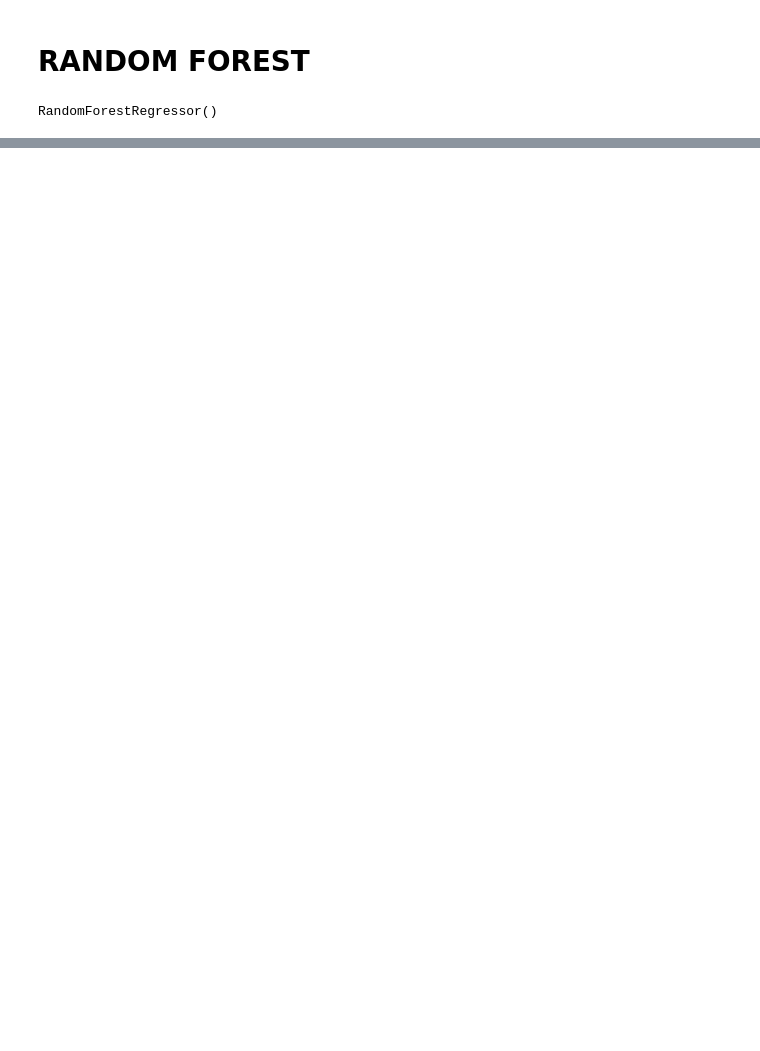
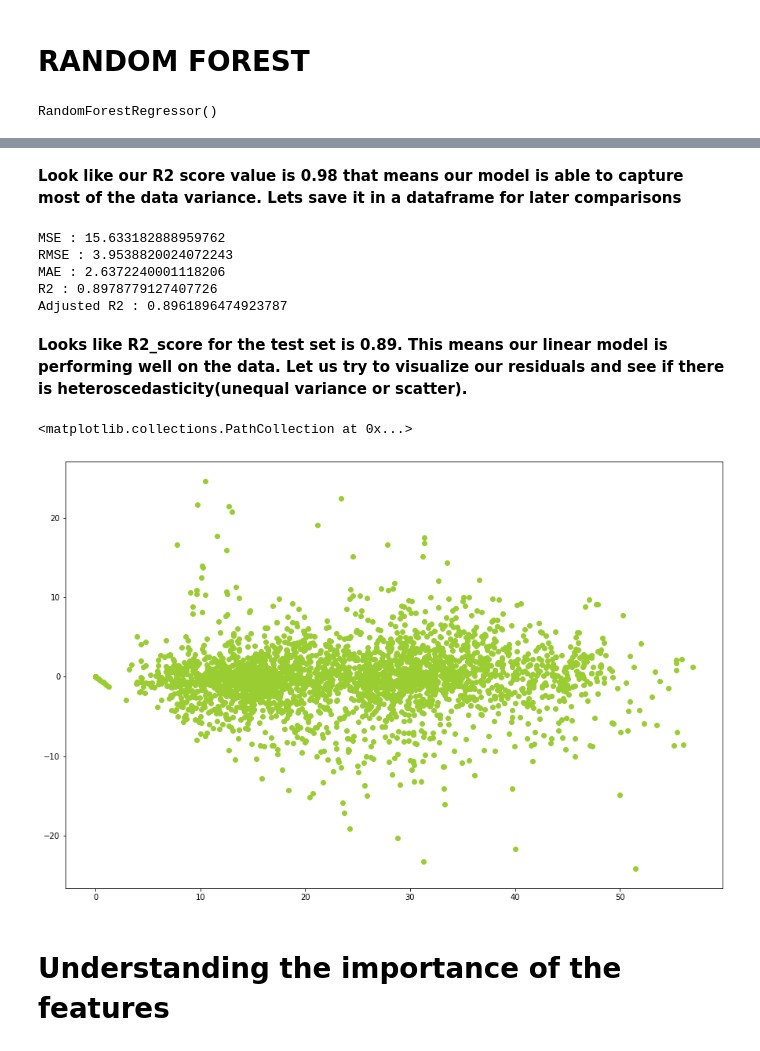
Before and after one commit to kuresh02/Bike-Sharing-Demand-Prediction---Capstone-Project, a Jupyter notebook: Capstone_Project__Sharing_Demand_Prediction.ipynb, the cells around one changed output, grey strips where cells are left out. Saved outputs shown, nothing was run; the diff lists cells and outputs as text; code cells hidden in the pictures; blank space fills up the shorter version.

```diff
--- a/Capstone_Project__Sharing_Demand_Prediction.ipynb
+++ b/Capstone_Project__Sharing_Demand_Prediction.ipynb
@@ -1519,0 +1697,2 @@ y_pred_test_r = rf_model.predict(X_test)
+# %% [markdown]
+**Look like our R2 score value is 0.98 that means our model is able to capture most of the data variance. Lets save it in a dataframe for later comparisons**
@@ -1519,0 +1708,32 @@ y_pred_test_r = rf_model.predict(X_test)
+# %%
+#import the packages
+from sklearn.metrics import mean_squared_error
+#calculate MSE
+MSE_rf= mean_squared_error(y_test, y_pred_test_r)
+print("MSE :",MSE_rf)
+
+#calculate RMSE
+RMSE_rf=np.sqrt(MSE_rf)
+print("RMSE :",RMSE_rf)
+
+
+#calculate MAE
+MAE_rf= mean_absolute_error(y_test, y_pred_test_r)
+print("MAE :",MAE_rf)
+
+
+#import the packages
+from sklearn.metrics import r2_score
+#calculate r2 and adjusted r2
+r2_rf= r2_score((y_test), (y_pred_test_r))
+print("R2 :",r2_rf)
+Adjusted_R2_rf=(1-(1-r2_score((y_test), (y_pred_test_r)))*((X_test.shape[0]-1)/(X_test.shape[0]-X_test.shape[1]-1)) )
+print("Adjusted R2 :",1-(1-r2_score((y_test), (y_pred_test_r)))*((X_test.shape[0]-1)/(X_test.shape[0]-X_test.shape[1]-1)) )
+# %% [output]
+MSE : 15.633182888959762
+RMSE : 3.9538820024072243
+MAE : 2.6372240001118206
+R2 : 0.8978779127407726
+Adjusted R2 : 0.8961896474923787
+# %% [markdown]
+**Looks like R2_score for the test set is 0.89. This means our linear model is  performing well on the data. Let us try to visualize our residuals and see if there is heteroscedasticity(unequal variance or scatter).**
@@ -1519,0 +1749,9 @@ y_pred_test_r = rf_model.predict(X_test)
+# %%
+# Heteroscadacity
+plt.figure(figsize=(15,10))
+plt.scatter((y_pred_test_r),(y_test)-(y_pred_test_r),color='yellowgreen')
+# %% [output]
+<matplotlib.collections.PathCollection at 0x...>
+[figure, added]
+# %% [markdown]
+# **Understanding the importance of the features**
```
Also changed, not shown: parts of 78 cells of this notebook.
